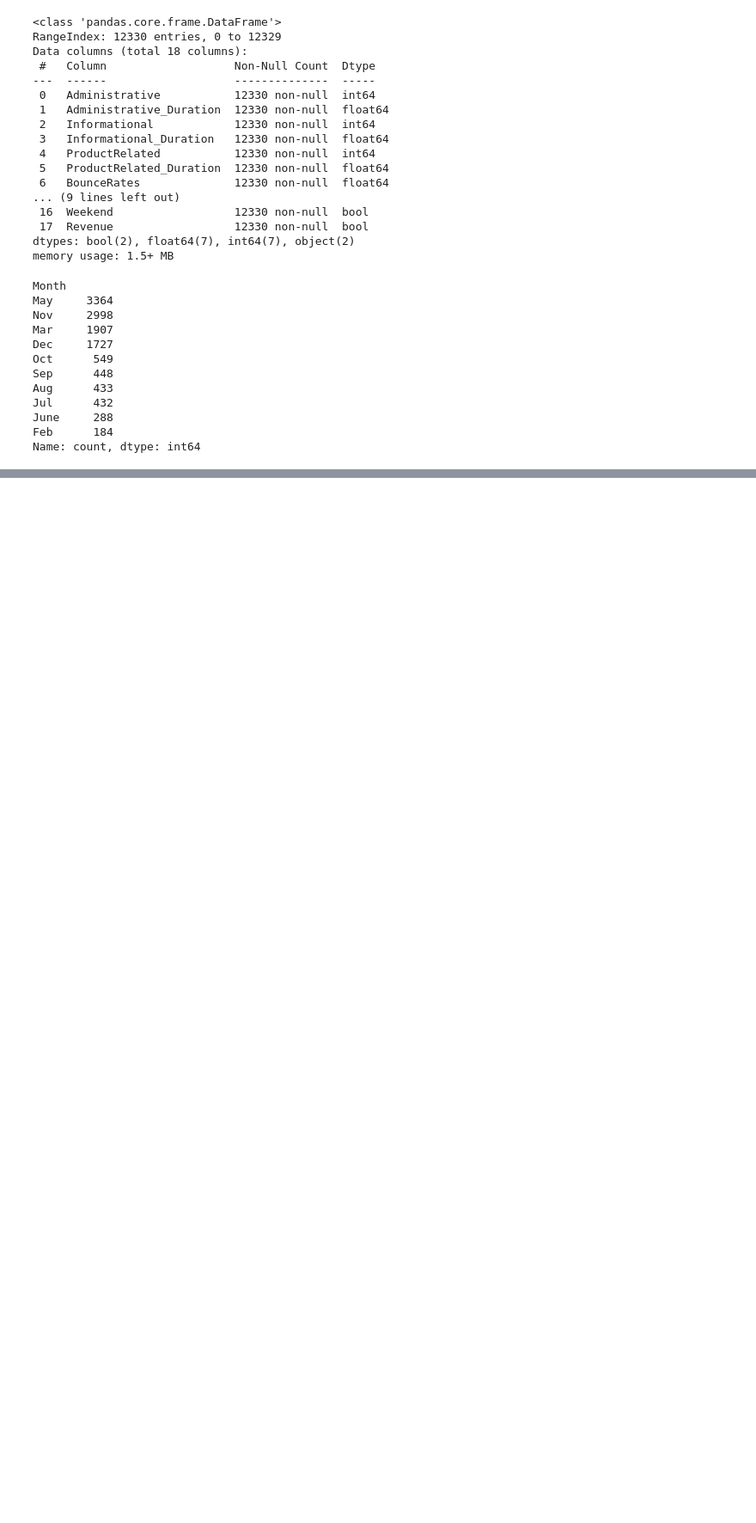
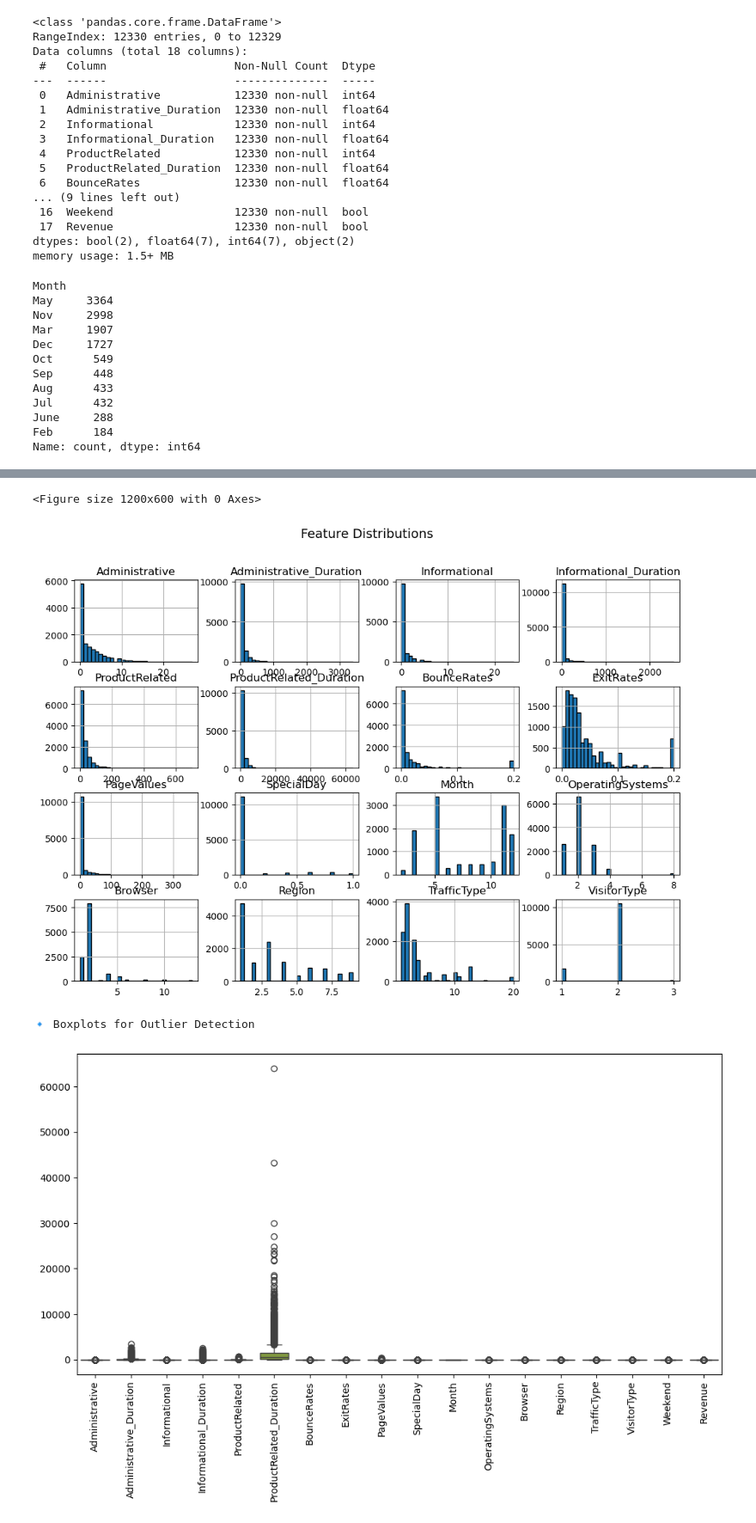
Before and after one commit to DaxKelson/aibootcampGroup3Project2, a Jupyter notebook: Project2.ipynb, the cells around one changed output, grey strips where cells are left out. Shown: that part at 86% size. Saved outputs shown, nothing was run; the diff lists cells and outputs as text; code cells hidden in the pictures; blank space fills up the shorter version.

```diff
--- a/Project2.ipynb
+++ b/Project2.ipynb
@@ -58,7 +68,8 @@ Name: count, dtype: int64
 # %%
+online_shopping_df_without_strings = online_shopping_df.copy()
 months = {'Jan': 1, 'Feb': 2, 'Mar': 3, 'Apr': 4, 'May': 5, 'June': 6,
           'Jul': 7, 'Aug': 8, 'Sep': 9, 'Oct': 10, 'Nov': 11, 'Dec': 12}
-online_shopping_df["Month"] = online_shopping_df["Month"].map(months)
+online_shopping_df_without_strings["Month"] = online_shopping_df_without_strings["Month"].map(months)
 
-visitor = {'New_Visitor': 1, 'Returning_Visitor': 1, 'Other': 2}
-online_shopping_df["VisitorType"] = online_shopping_df["VisitorType"].map(visitor)
+visitor = {'New_Visitor': 1, 'Returning_Visitor': 2, 'Other': 3}
+online_shopping_df_without_strings["VisitorType"] = online_shopping_df_without_strings["VisitorType"].map(visitor)
@@ -73,0 +78,22 @@ online_shopping_df.tail()
+# %%
+plt.figure(figsize=(12, 6))
+online_shopping_df_without_strings.hist(figsize=(12, 8), bins=30, edgecolor="k")
+plt.suptitle("Feature Distributions", fontsize=14)
+plt.show()
+
+print("\n🔹 Boxplots for Outlier Detection")
+plt.figure(figsize=(12, 6))
+sns.boxplot(data=online_shopping_df_without_strings)
+plt.xticks(rotation=90)
+plt.show()
+
+print("\n🔹 Correlation Heatmap")
+plt.figure(figsize=(10, 6))
+sns.heatmap(online_shopping_df_without_strings.corr(), annot=True, cmap="coolwarm", fmt=".2f")
+plt.title("Feature Correlation Heatmap")
+plt.show()
+# %% [output]
+<Figure size 1200x600 with 0 Axes>
+[figure, added]
+🔹 Boxplots for Outlier Detection
+[figure, added]
```
Also changed, not shown: parts of 23 cells of this notebook, 1 other file.
